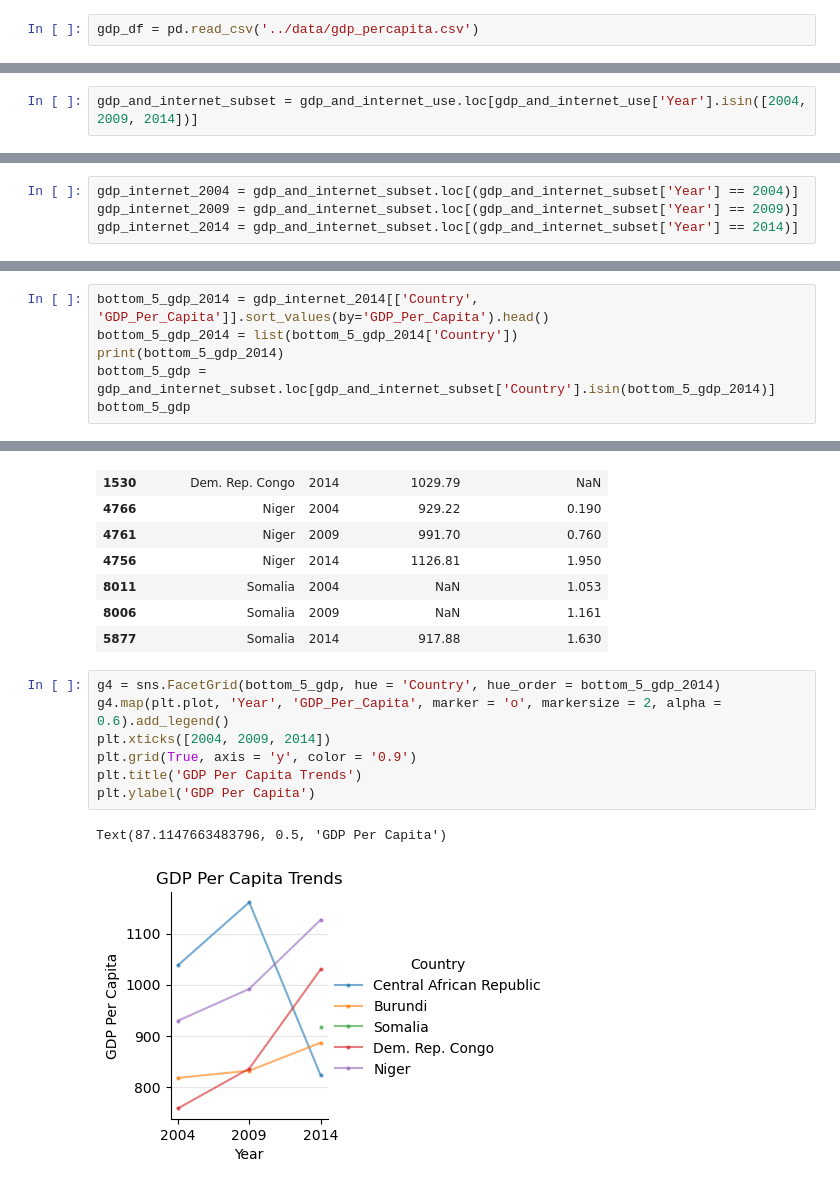
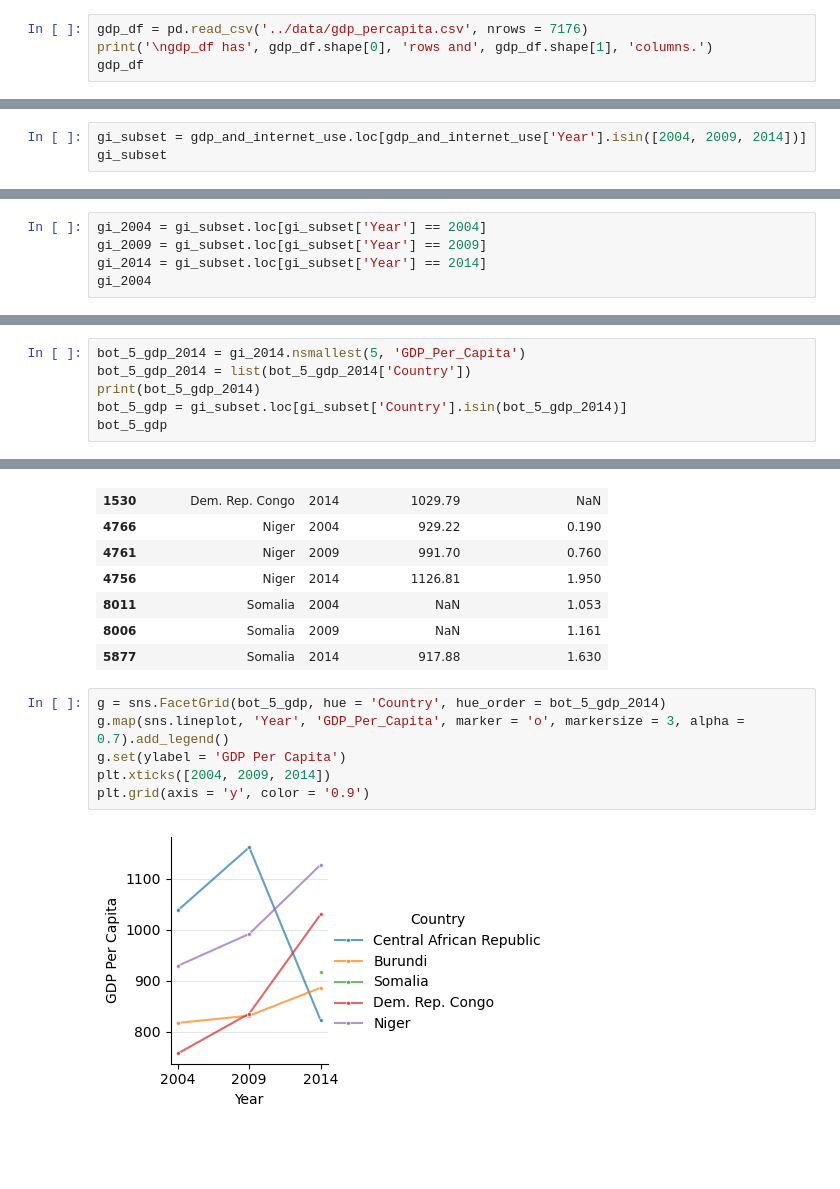
Before and after one commit to NSS-Full-Time-Data-Analytics-8/un_project-rkkocheran, a Jupyter notebook: notebooks/UN_project.ipynb, the cells around one changed output, grey strips where cells are left out. Drawn from its saved outputs; the diff is of its cells as text; blank space fills up the shorter version.

```diff
--- a/notebooks/UN_project.ipynb
+++ b/notebooks/UN_project.ipynb
@@ -16,2 +15,4 @@ import seaborn as sns
 # %%
-gdp_df = pd.read_csv('../data/gdp_percapita.csv')
+gdp_df = pd.read_csv('../data/gdp_percapita.csv', nrows = 7176)
+print('\ngdp_df has', gdp_df.shape[0], 'rows and', gdp_df.shape[1], 'columns.')
+gdp_df
@@ -220,2 +210,3 @@ gdp_and_internet_use.tail(5)
 # %%
-gdp_and_internet_subset = gdp_and_internet_use.loc[gdp_and_internet_use['Year'].isin([2004, 2009, 2014])]
+gi_subset = gdp_and_internet_use.loc[gdp_and_internet_use['Year'].isin([2004, 2009, 2014])]
+gi_subset
@@ -244,4 +231,5 @@ gdp_and_internet_subset
 # %%
-gdp_internet_2004 = gdp_and_internet_subset.loc[(gdp_and_internet_subset['Year'] == 2004)]
-gdp_internet_2009 = gdp_and_internet_subset.loc[(gdp_and_internet_subset['Year'] == 2009)]
-gdp_internet_2014 = gdp_and_internet_subset.loc[(gdp_and_internet_subset['Year'] == 2014)]
+gi_2004 = gi_subset.loc[gi_subset['Year'] == 2004]
+gi_2009 = gi_subset.loc[gi_subset['Year'] == 2009]
+gi_2014 = gi_subset.loc[gi_subset['Year'] == 2014]
+gi_2004
@@ -549,9 +572,9 @@ Text(86.60220196759259, 0.5, 'GDP Per Capita')
 # %%
-bottom_5_gdp_2014 = gdp_internet_2014[['Country', 'GDP_Per_Capita']].sort_values(by='GDP_Per_Capita').head()
-bottom_5_gdp_2014 = list(bottom_5_gdp_2014['Country'])
-print(bottom_5_gdp_2014)
-bottom_5_gdp = gdp_and_internet_subset.loc[gdp_and_internet_subset['Country'].isin(bottom_5_gdp_2014)]
-bottom_5_gdp
+bot_5_gdp_2014 = gi_2014.nsmallest(5, 'GDP_Per_Capita')
+bot_5_gdp_2014 = list(bot_5_gdp_2014['Country'])
+print(bot_5_gdp_2014)
+bot_5_gdp = gi_subset.loc[gi_subset['Country'].isin(bot_5_gdp_2014)]
+bot_5_gdp
 # %% [output]
 ['Central African Republic', 'Burundi', 'Somalia', 'Dem. Rep. Congo', 'Niger']
 |  | Country | Year | GDP_Per_Capita | Internet_Users_Pct |
@@ -571,15 +594,13 @@ bottom_5_gdp
 | 8006 | Somalia | 2009 | NaN | 1.161 |
 | 5877 | Somalia | 2014 | 917.88 | 1.630 |
 # %%
-g4 = sns.FacetGrid(bottom_5_gdp, hue = 'Country', hue_order = bottom_5_gdp_2014)
-g4.map(plt.plot, 'Year', 'GDP_Per_Capita', marker = 'o', markersize = 2, alpha = 0.6).add_legend()
+g = sns.FacetGrid(bot_5_gdp, hue = 'Country', hue_order = bot_5_gdp_2014)
+g.map(sns.lineplot, 'Year', 'GDP_Per_Capita', marker = 'o', markersize = 3, alpha = 0.7).add_legend()
+g.set(ylabel = 'GDP Per Capita')
 plt.xticks([2004, 2009, 2014])
-plt.grid(True, axis = 'y', color = '0.9')
-plt.title('GDP Per Capita Trends')
-plt.ylabel('GDP Per Capita')
+plt.grid(axis = 'y', color = '0.9')
 # %% [output]
-Text(87.1147663483796, 0.5, 'GDP Per Capita')
-[figure, old version]
+[figure, new version]
 # %% [markdown]
 <hr>
 
```
Also changed, not shown: parts of 70 cells of this notebook.
